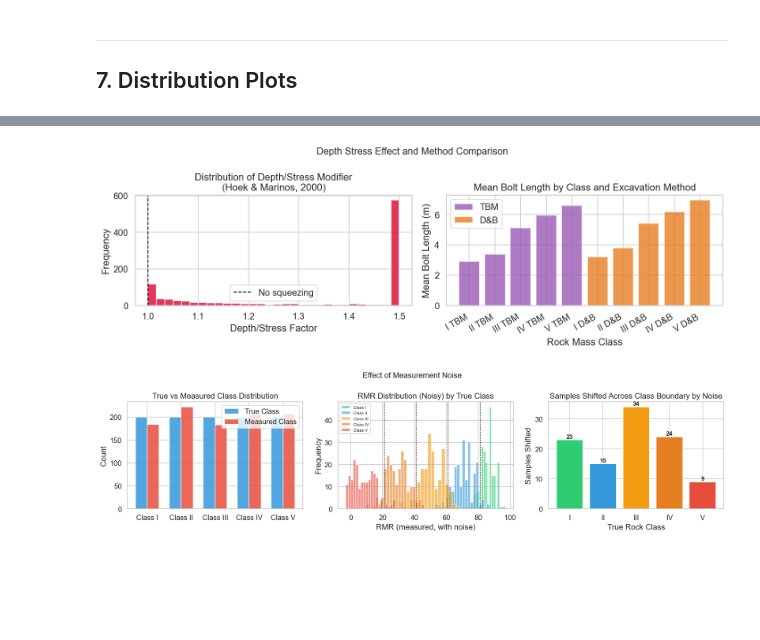
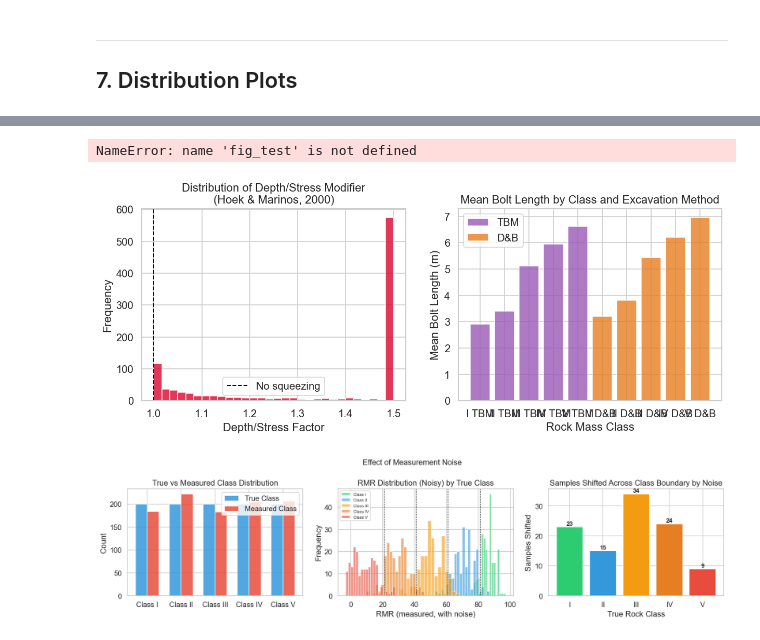
Before and after one commit to sayanmondal31694-sys/rmr-tunnel-support-designer-app, a Jupyter notebook: rmr_dataset_generator.ipynb, the cells around one changed output, grey strips where cells are left out. Drawn from its saved outputs; the diff is of its cells as text; code cells hidden in the pictures; blank space fills up the shorter version.

```diff
--- a/rmr_dataset_generator.ipynb
+++ b/rmr_dataset_generator.ipynb
@@ -582,28 +484,29 @@ plt.show()
 # %%
-# ── Depth factor distribution (shows stress effect across dataset) ─────────────
+#Depth factor distribution
 fig, axes = plt.subplots(1, 2, figsize=(12, 4))
 
 axes[0].hist(df['Depth_factor'], bins=30, color='crimson', edgecolor='white', alpha=0.85)
 axes[0].axvline(1.0, color='black', linewidth=1.2, linestyle='--', label='No squeezing')
 axes[0].set_xlabel('Depth/Stress Factor'); axes[0].set_ylabel('Frequency')
 axes[0].set_title('Distribution of Depth/Stress Modifier\n(Hoek & Marinos, 2000)')
 axes[0].legend()
 
-# Bolt length by class and method
+#Bolt length by class and method
 for method, label, color in [(0,'TBM','#9b59b6'),(1,'D&B','#e67e22')]:
     means = df[df['Excavation_Method']==method].groupby('True_Rock_Class')['Bolt_Length_m'].mean()
     axes[1].bar([c+(' TBM' if method==0 else ' D&B') for c in CLASS_ORDER],
                 [means.get(c,0) for c in CLASS_ORDER],
                 color=color, alpha=0.8, edgecolor='white', label=label)
 axes[1].set_xlabel('Rock Mass Class'); axes[1].set_ylabel('Mean Bolt Length (m)')
 axes[1].set_title('Mean Bolt Length by Class and Excavation Method')
 axes[1].legend()
-plt.xticks(rotation=30, ha='right')
+fig_test.xticks(rotation=30, ha='right')
 
-plt.suptitle('Depth Stress Effect and Method Comparison', fontsize=13)
-plt.tight_layout()
-plt.savefig('fig_depth_method.png')
-plt.show()
+fig_test.suptitle('Depth Stress Effect and Method Comparison', fontsize=13)
+fug_test.tight_layout()
+fig_test.savefig('fig_depth_method.png')
+fig_test.show()
 # %% [output]
+NameError: name 'fig_test' is not defined
-[figure, old version]
+[figure, new version]
 # %%
```
Also changed, not shown: parts of 19 cells of this notebook.
